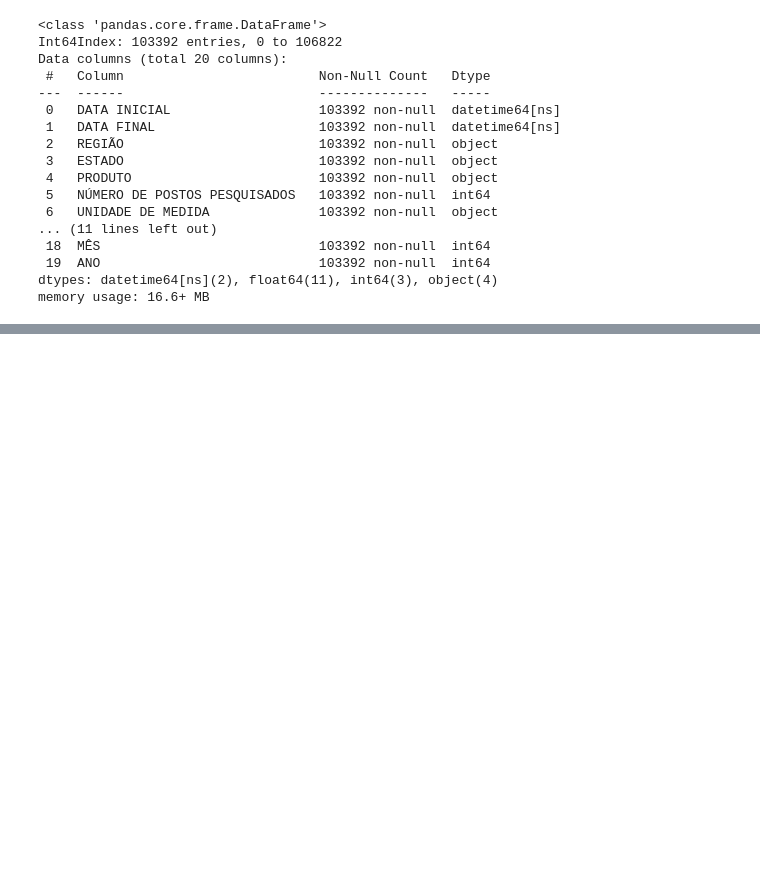
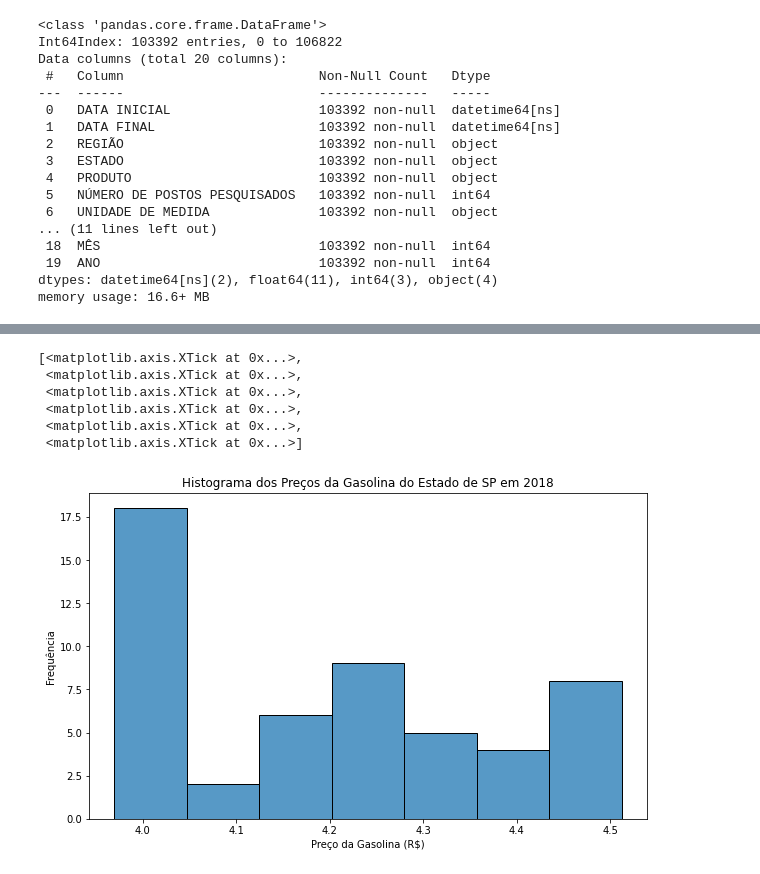
Before and after one commit to edmgjr/portifolio, a Jupyter notebook: Analise_Exploratória_Preços_combustiveis.ipynb, the cells around one changed output, grey strips where cells are left out. Saved outputs shown, nothing was run; the diff lists cells and outputs as text; code cells hidden in the pictures; blank space fills up the shorter version.

```diff
--- a/Analise_Exploratória_Preços_combustiveis.ipynb
+++ b/Analise_Exploratória_Preços_combustiveis.ipynb
@@ -260,0 +366,16 @@ memory usage: 16.6+ MB
+# %%
+#Alterando o número de ticks
+plt.figure(figsize=(10,6))
+ax = sns.histplot(x='PREÇO MÉDIO REVENDA', data=df)
+ax.set_title('Histograma dos Preços da Gasolina do Estado de SP em 2018')
+ax.set_xlabel('Preço da Gasolina (R$)')
+ax.set_ylabel('Frequência')
+ax.set_xticks(np.arange(4,4.6,0.1))
+# %% [output]
+[<matplotlib.axis.XTick at 0x...>,
+ <matplotlib.axis.XTick at 0x...>,
+ <matplotlib.axis.XTick at 0x...>,
+ <matplotlib.axis.XTick at 0x...>,
+ <matplotlib.axis.XTick at 0x...>,
+ <matplotlib.axis.XTick at 0x...>]
+[figure, added]
```
Also changed, not shown: parts of 23 cells of this notebook.
